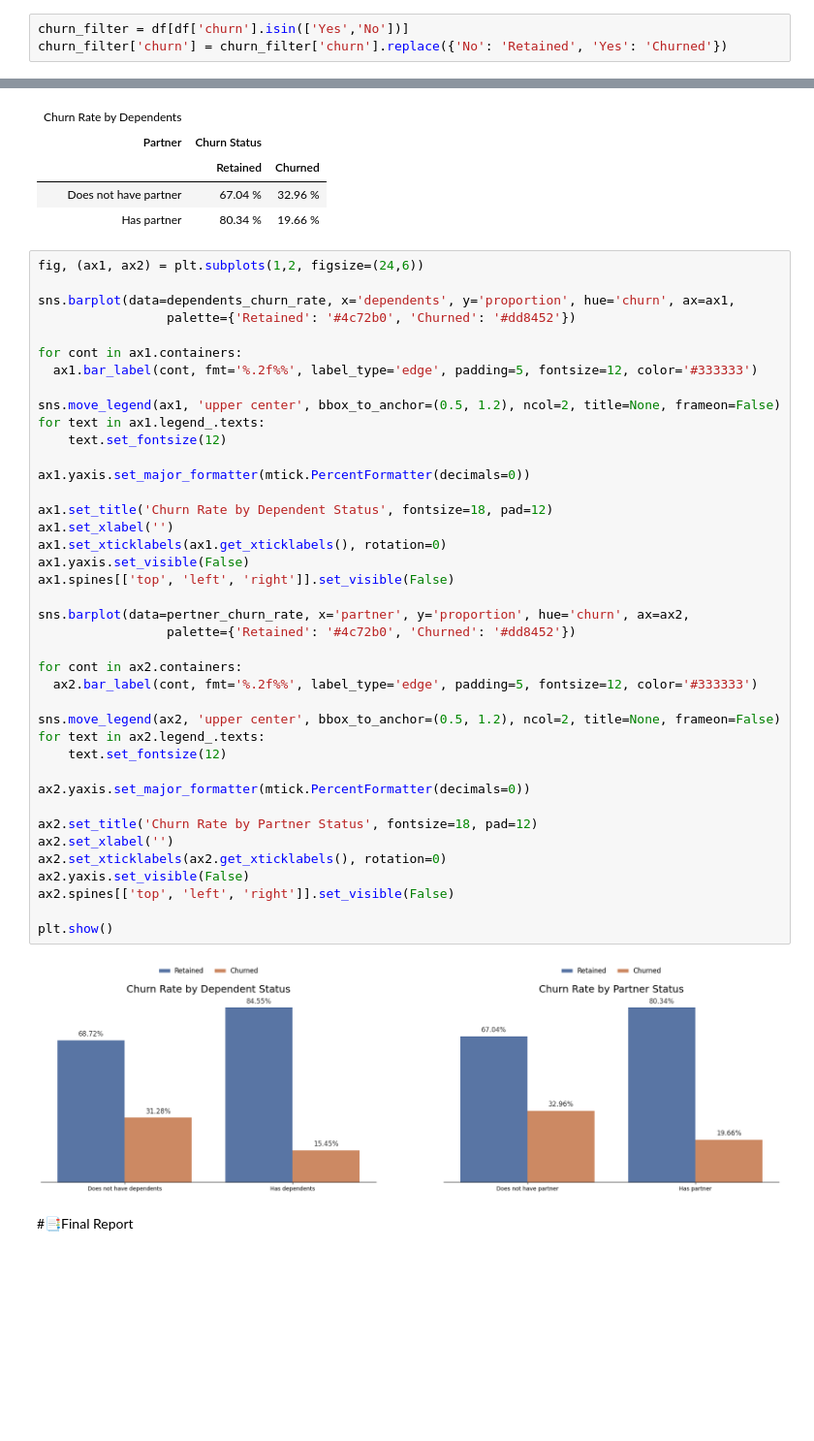
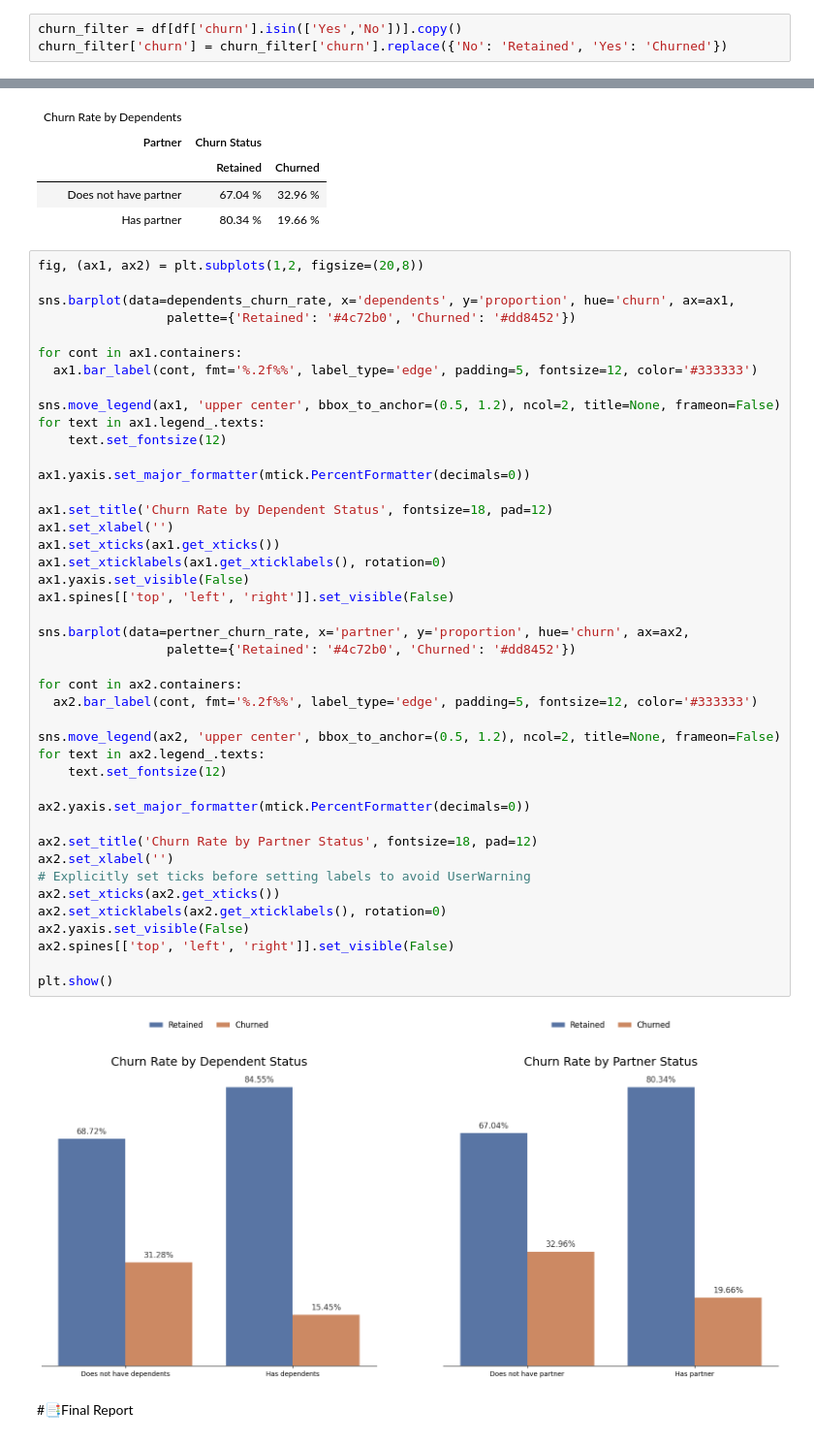
Before and after one commit to daniel-neves-dev/alura_telecom_p1, a Jupyter notebook: TelecomX_Data.ipynb, the cells around one changed output, grey strips where cells are left out. Shown at 97% size. Drawn from its saved outputs; the diff is of its cells as text; blank space fills up the shorter version.

```diff
--- a/TelecomX_Data.ipynb
+++ b/TelecomX_Data.ipynb
@@ -215,5 +215,5 @@ Quantity of null values in column "charges_total": 0
 Quantity of null values in column "daily_accounts": 0
 --------------------------------------------------
 # %%
-churn_filter = df[df['churn'].isin(['Yes','No'])]
+churn_filter = df[df['churn'].isin(['Yes','No'])].copy()
 churn_filter['churn'] = churn_filter['churn'].replace({'No': 'Retained', 'Yes': 'Churned'})
@@ -760,7 +754,7 @@ p_pivoted_table = pertner_churn_rate.pivot(index="partner", columns="churn", val
 | Does not have partner | 67.04 % | 32.96 % |
 | Has partner | 80.34 % | 19.66 % |
 # %%
-fig, (ax1, ax2) = plt.subplots(1,2, figsize=(24,6))
+fig, (ax1, ax2) = plt.subplots(1,2, figsize=(20,8))
 
 sns.barplot(data=dependents_churn_rate, x='dependents', y='proportion', hue='churn', ax=ax1,
                  palette={'Retained': '#4c72b0', 'Churned': '#dd8452'})
@@ -773,34 +767,37 @@ for text in ax1.legend_.texts:
     text.set_fontsize(12)
 
 ax1.yaxis.set_major_formatter(mtick.PercentFormatter(decimals=0))
 
 ax1.set_title('Churn Rate by Dependent Status', fontsize=18, pad=12)
 ax1.set_xlabel('')
+ax1.set_xticks(ax1.get_xticks())
 ax1.set_xticklabels(ax1.get_xticklabels(), rotation=0)
 ax1.yaxis.set_visible(False)
 ax1.spines[['top', 'left', 'right']].set_visible(False)
 
 sns.barplot(data=pertner_churn_rate, x='partner', y='proportion', hue='churn', ax=ax2,
                  palette={'Retained': '#4c72b0', 'Churned': '#dd8452'})
 
 for cont in ax2.containers:
   ax2.bar_label(cont, fmt='%.2f%%', label_type='edge', padding=5, fontsize=12, color='#333333')
 
 sns.move_legend(ax2, 'upper center', bbox_to_anchor=(0.5, 1.2), ncol=2, title=None, frameon=False)
 for text in ax2.legend_.texts:
     text.set_fontsize(12)
 
 ax2.yaxis.set_major_formatter(mtick.PercentFormatter(decimals=0))
 
 ax2.set_title('Churn Rate by Partner Status', fontsize=18, pad=12)
 ax2.set_xlabel('')
+# Explicitly set ticks before setting labels to avoid UserWarning
+ax2.set_xticks(ax2.get_xticks())
 ax2.set_xticklabels(ax2.get_xticklabels(), rotation=0)
 ax2.yaxis.set_visible(False)
 ax2.spines[['top', 'left', 'right']].set_visible(False)
 
 plt.show()
 # %% [output]
-[figure, old version]
+[figure, new version]
 # %% [markdown]
 #📑Final Report
 # %% [markdown]
```
Also changed, not shown: parts of 1 cell of this notebook.
